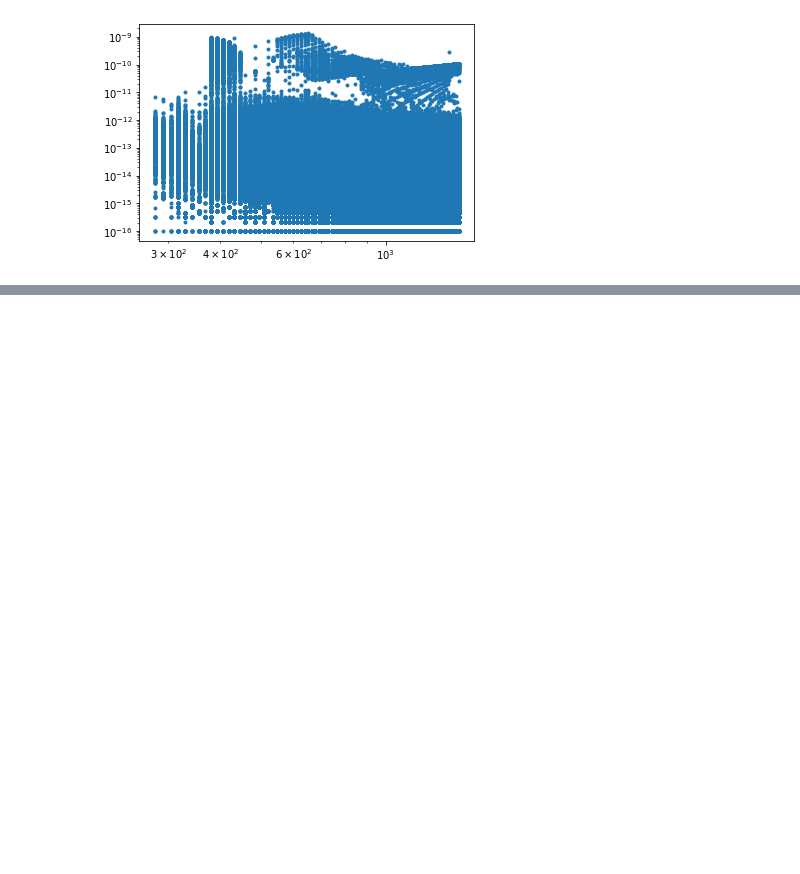
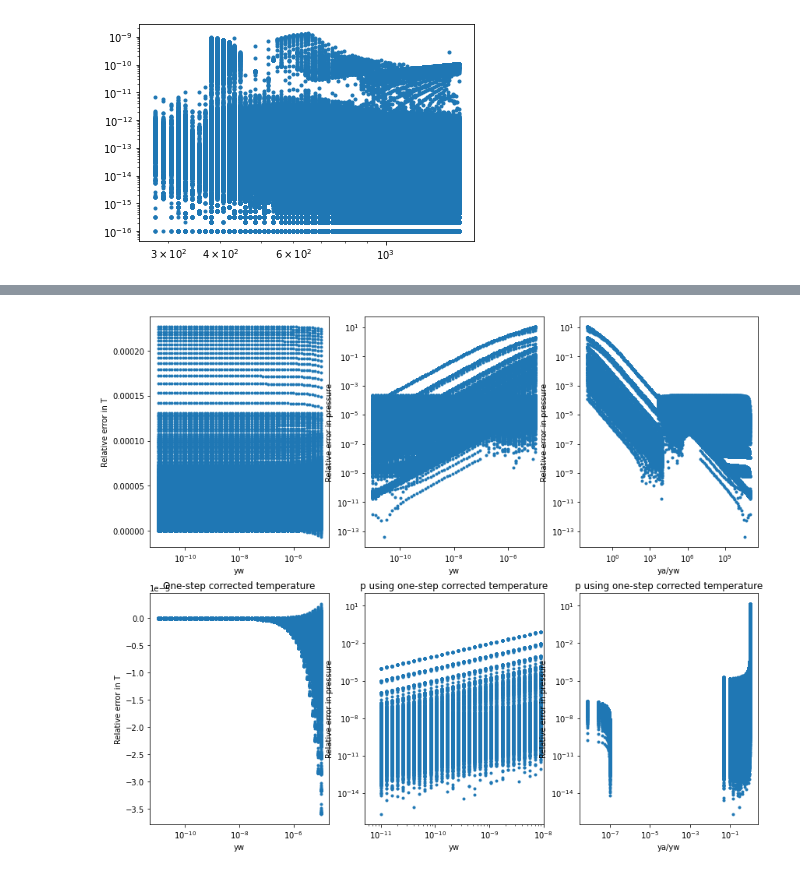
Before and after one commit to fredriclam/iapws95_light, a Jupyter notebook: WLMA_cython_tester.ipynb, the cells around one changed output, grey strips where cells are left out. Drawn from its saved outputs; the diff is of its cells as text; code cells hidden in the pictures; blank space fills up the shorter version.

```diff
--- a/WLMA_cython_tester.ipynb
+++ b/WLMA_cython_tester.ipynb
@@ -340,0 +464,94 @@ Text(0.5, 0, '')
+# %%
+
+# _out = float_mix_functions.vec_conservative_to_pT_WLMA(
+
+_yw_check = np.zeros_like(vec_in_vol_energy)
+p_as_ideal = np.zeros_like(vec_in_vol_energy)
+T_as_ideal = np.zeros_like(vec_in_vol_energy)
+# Ideal + correction
+p_as_idealcorr = np.zeros_like(vec_in_vol_energy)
+T_as_idealcorr = np.zeros_like(vec_in_vol_energy)
+R_eff_all = np .zeros_like(vec_in_vol_energy)
+
+for i, _ in enumerate(vec_in_vol_energy.ravel()):
+  _vol_energy, _rho_mix, _yw, _ya = (dat.ravel()[i] for dat in
+    (vec_in_vol_energy, vec_in_rho_mix, vec_in_yw, vec_in_ya))
+  _e = _vol_energy / _rho_mix
+  _ym = 1.0 - (_yw + _ya)
+  assert(_ym >= 0.0)
+  _yw_check.ravel()[i] = 1.0 - (_ym + _ya)
+  # Pseudo water -> air replacement
+  _ya_repl = 1.0 - _ym
+  _T_approx = _e / (_ya_repl * R_a / (gamma_a - 1.0) + _ym * c_v_m0)
+  params = {
+    "vol_energy": _vol_energy,
+    "rho_mix": _rho_mix,
+    "yw": _yw,
+    "ya": _ya_repl,
+    "K": K,
+    "p_m0": p_m0,
+    "rho_m0": rho_m0,
+    "c_v_m0": c_v_m0,
+    "R_a": R_a,
+    "gamma_a": gamma_a,
+  }
+  T_as_ideal.ravel()[i] = _T_approx
+  p_as_ideal.ravel()[i] = float_mix_functions.p_LMA(_T_approx, _ya_repl, params) #_ya * _rho_mix * R_a * _T_approx
+  # One-step correction for water
+  # Water as air density (avoid using vol frac formulation, which can explode pw)
+  _rhoa = p_as_ideal.ravel()[i] / (R_a * _T_approx)
+  e_w = float_mix_functions.u(_rhoa, _T_approx)
+  _T_approx_corr = (_e - _yw * e_w
+                    - _ym * float_mix_functions.magma_mech_energy(
+                      p_as_ideal.ravel()[i], K, p_m0, rho_m0))\
+                    / (_ya * R_a / (gamma_a - 1.0) + _ym * c_v_m0)
+  T_as_idealcorr.ravel()[i] = _T_approx_corr
+  # Compute using air + water Z stiffness
+  # _R_w = float_mix_functions.p(_rhoa, _T_approx) / (_rhoa * _T_approx)
+  # experimental: modified gas stiffness (only good for ya >> yw)
+
+  _R_w = 28.84 / 18.02 * R_a
+  _R_gas_eff = (_ya * R_a + _yw * _R_w) / (_ya + _yw)
+  params["R_a"] = _R_gas_eff
+  R_eff_all.ravel()[i] = _R_gas_eff
+  p_as_idealcorr.ravel()[i] = float_mix_functions.p_LMA(_T_approx_corr, _ya_repl, params) #_ya * _rho_mix * R_a * _T_approx
+
+  # K, p_m0, rho_m0, c_v_m0, R_a, gamma_a, logger=False)
+
+_ideal_T_relerror = T_as_ideal / short_mg_T.ravel()[valid_indices] - 1.0
+_ideal_p_relerror = p_as_ideal / short_mg_p_target.ravel()[valid_indices] - 1.0
+_idealcorr_T_relerror = T_as_idealcorr / short_mg_T.ravel()[valid_indices] - 1.0
+_idealcorr_p_relerror = p_as_idealcorr / short_mg_p_target.ravel()[valid_indices] - 1.0
+
+plt.figure(figsize=(14,12))
+plt.subplot(2,3,1)
+plt.semilogx(short_mg_yw.ravel()[valid_indices], _ideal_T_relerror, '.')
+plt.xlabel("yw")
+plt.ylabel("Relative error in T")
+plt.subplot(2,3,2)
+plt.loglog(short_mg_yw.ravel()[valid_indices], np.abs(_ideal_p_relerror), '.')
+plt.xlabel("yw")
+plt.ylabel("Relative error in pressure")
+plt.subplot(2,3,3)
+plt.loglog(short_mg_ya.ravel()[valid_indices] / short_mg_yw.ravel()[valid_indices], np.abs(_ideal_p_relerror), '.')
+plt.xlabel("ya/yw")
+plt.ylabel("Relative error in pressure")
+plt.subplot(2,3,4)
+plt.semilogx(short_mg_yw.ravel()[valid_indices], _idealcorr_T_relerror, '.')
+plt.xlabel("yw")
+plt.ylabel("Relative error in T")
+plt.title("One-step corrected temperature")
+plt.subplot(2,3,5)
+plt.loglog(short_mg_yw.ravel()[valid_indices], np.abs(_idealcorr_p_relerror), '.')
+plt.xlabel("yw")
+plt.ylabel("Relative error in pressure")
+plt.title("p using one-step corrected temperature")
+plt.xlim(right=1e-8)
+plt.subplot(2,3,6)
+# plt.loglog(short_mg_ya.ravel()[valid_indices] / short_mg_yw.ravel()[valid_indices], np.abs(_idealcorr_p_relerror), '.')
+plt.loglog((1.0 - short_mg_yw - short_mg_ya).ravel()[valid_indices], np.abs(_idealcorr_p_relerror), '.')
+
+plt.xlabel("ya/yw")
+plt.ylabel("Relative error in pressure")
+plt.title("p using one-step corrected temperature")
+# %% [output]
@@ -340,0 +559 @@ Text(0.5, 0, '')
+[figure, added]
```
Also changed, not shown: parts of 18 cells of this notebook, 2 other files.
